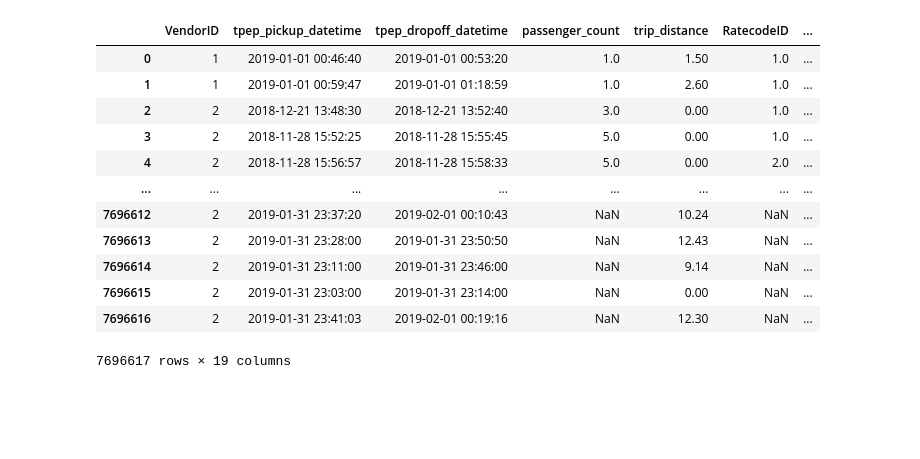
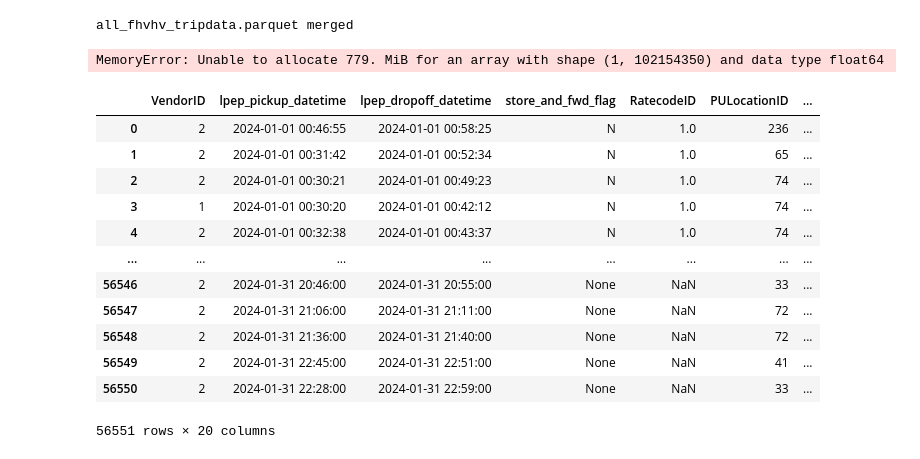
Before and after one commit to eoinmtreacy/pinbox, a Jupyter notebook: data/data_evaluation/taxi_trip_data/taxi_data_merge.ipynb, the cells around one changed output. Saved outputs shown, nothing was run; the diff lists cells and outputs as text; code cells hidden in the pictures; blank space fills up the shorter version.

Commit message:
taxi data merging

```diff
--- a/data/data_evaluation/taxi_trip_data/taxi_data_merge.ipynb
+++ b/data/data_evaluation/taxi_trip_data/taxi_data_merge.ipynb
@@ -5,0 +22,9 @@ import pyarrow.parquet as pq
+# %%
+files_to_merge = [fhvhv_files] # [yellow_files, green_files, fhv_files, fhvhv_files]
+output_names = ["all_fhvhv_tripdata.parquet"] # ["all_yellow_tripdata.parquet", "all_green_tripdata.parquet", "all_fhv_tripdata.parquet", "all_fhvhv_tripdata.parquet"] # start name with all to ensure
+
+for filenames, output_name in zip(files_to_merge, output_names):
+    merge_files(filenames, output_name)
+    print(output_name, "merged")
+# %% [output]
+all_fhvhv_tripdata.parquet merged
@@ -6,17 +33,28 @@ import pyarrow.parquet as pq
+# %%
+yellow_df = pd.DataFrame()
+for filename in yellow_files:
+    table = pq.read_table(filename)
+    df = table.to_pandas()
+    yellow_df = pd.concat([yellow_df, df])
+# %% [output]
+MemoryError: Unable to allocate 779. MiB for an array with shape (1, 102154350) and data type float64
 # %%
-table = pq.read_table('test.parquet')
-table.to_pandas()
+table = pq.read_table('yellow_tripdata_2024-01.parquet')
+df = table.to_pandas()
-# %% [output]
-|  | VendorID | tpep_pickup_datetime | tpep_dropoff_datetime | passenger_count | trip_distance | RatecodeID | ... |
-| 0 | 1 | 2019-01-01 00:46:40 | 2019-01-01 00:53:20 | 1.0 | 1.50 | 1.0 | ... |
-| 1 | 1 | 2019-01-01 00:59:47 | 2019-01-01 01:18:59 | 1.0 | 2.60 | 1.0 | ... |
-| 2 | 2 | 2018-12-21 13:48:30 | 2018-12-21 13:52:40 | 3.0 | 0.00 | 1.0 | ... |
-| 3 | 2 | 2018-11-28 15:52:25 | 2018-11-28 15:55:45 | 5.0 | 0.00 | 1.0 | ... |
-| 4 | 2 | 2018-11-28 15:56:57 | 2018-11-28 15:58:33 | 5.0 | 0.00 | 2.0 | ... |
-| ... | ... | ... | ... | ... | ... | ... | ... |
-| 7696612 | 2 | 2019-01-31 23:37:20 | 2019-02-01 00:10:43 | NaN | 10.24 | NaN | ... |
-| 7696613 | 2 | 2019-01-31 23:28:00 | 2019-01-31 23:50:50 | NaN | 12.43 | NaN | ... |
-| 7696614 | 2 | 2019-01-31 23:11:00 | 2019-01-31 23:46:00 | NaN | 9.14 | NaN | ... |
-| 7696615 | 2 | 2019-01-31 23:03:00 | 2019-01-31 23:14:00 | NaN | 0.00 | NaN | ... |
-| 7696616 | 2 | 2019-01-31 23:41:03 | 2019-02-01 00:19:16 | NaN | 12.30 | NaN | ... |
-7696617 rows × 19 columns
+# %%
+table1 = pq.read_table('green_tripdata_2024-01.parquet')
+table1.to_pandas()
+# %% [output]
+|  | VendorID | lpep_pickup_datetime | lpep_dropoff_datetime | store_and_fwd_flag | RatecodeID | PULocationID | ... |
+| 0 | 2 | 2024-01-01 00:46:55 | 2024-01-01 00:58:25 | N | 1.0 | 236 | ... |
+| 1 | 2 | 2024-01-01 00:31:42 | 2024-01-01 00:52:34 | N | 1.0 | 65 | ... |
+| 2 | 2 | 2024-01-01 00:30:21 | 2024-01-01 00:49:23 | N | 1.0 | 74 | ... |
+| 3 | 1 | 2024-01-01 00:30:20 | 2024-01-01 00:42:12 | N | 1.0 | 74 | ... |
+| 4 | 2 | 2024-01-01 00:32:38 | 2024-01-01 00:43:37 | N | 1.0 | 74 | ... |
+| ... | ... | ... | ... | ... | ... | ... | ... |
+| 56546 | 2 | 2024-01-31 20:46:00 | 2024-01-31 20:55:00 | None | NaN | 33 | ... |
+| 56547 | 2 | 2024-01-31 21:06:00 | 2024-01-31 21:11:00 | None | NaN | 72 | ... |
+| 56548 | 2 | 2024-01-31 21:36:00 | 2024-01-31 21:40:00 | None | NaN | 72 | ... |
+| 56549 | 2 | 2024-01-31 22:45:00 | 2024-01-31 22:51:00 | None | NaN | 41 | ... |
+| 56550 | 2 | 2024-01-31 22:28:00 | 2024-01-31 22:59:00 | None | NaN | 33 | ... |
+56551 rows × 20 columns
```
Also changed, not shown: parts of 8 cells of this notebook.
